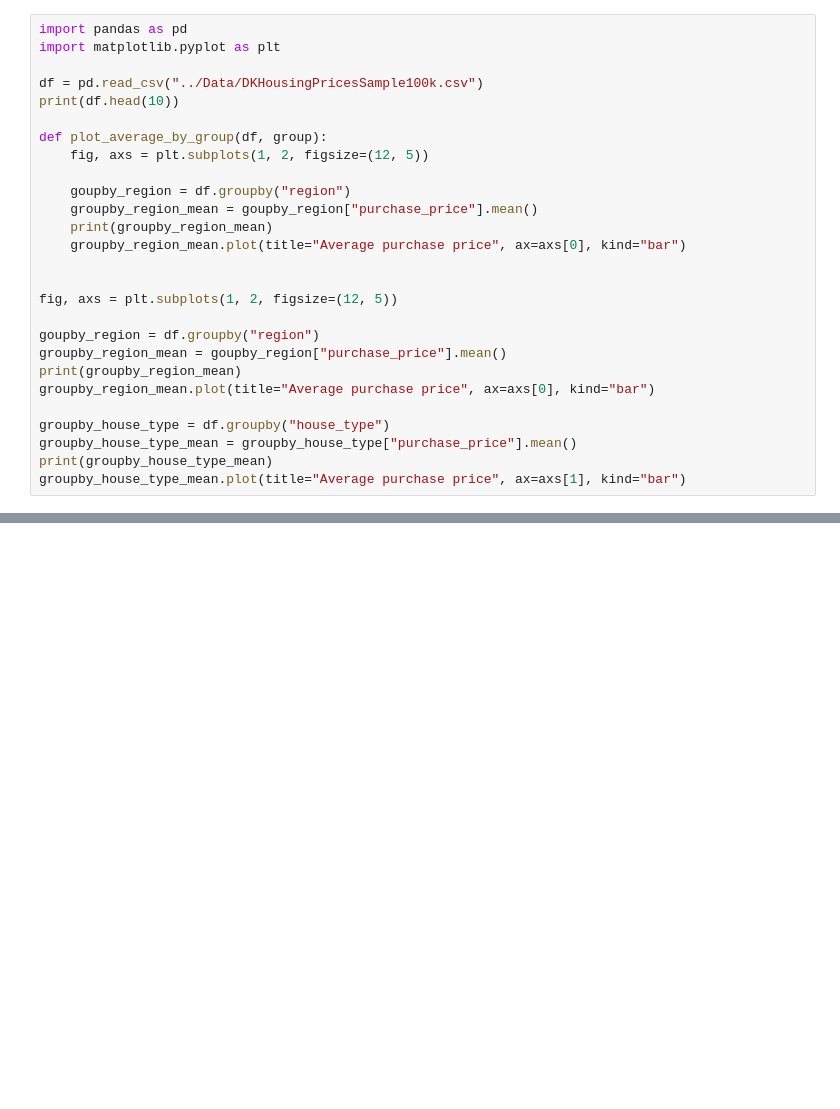
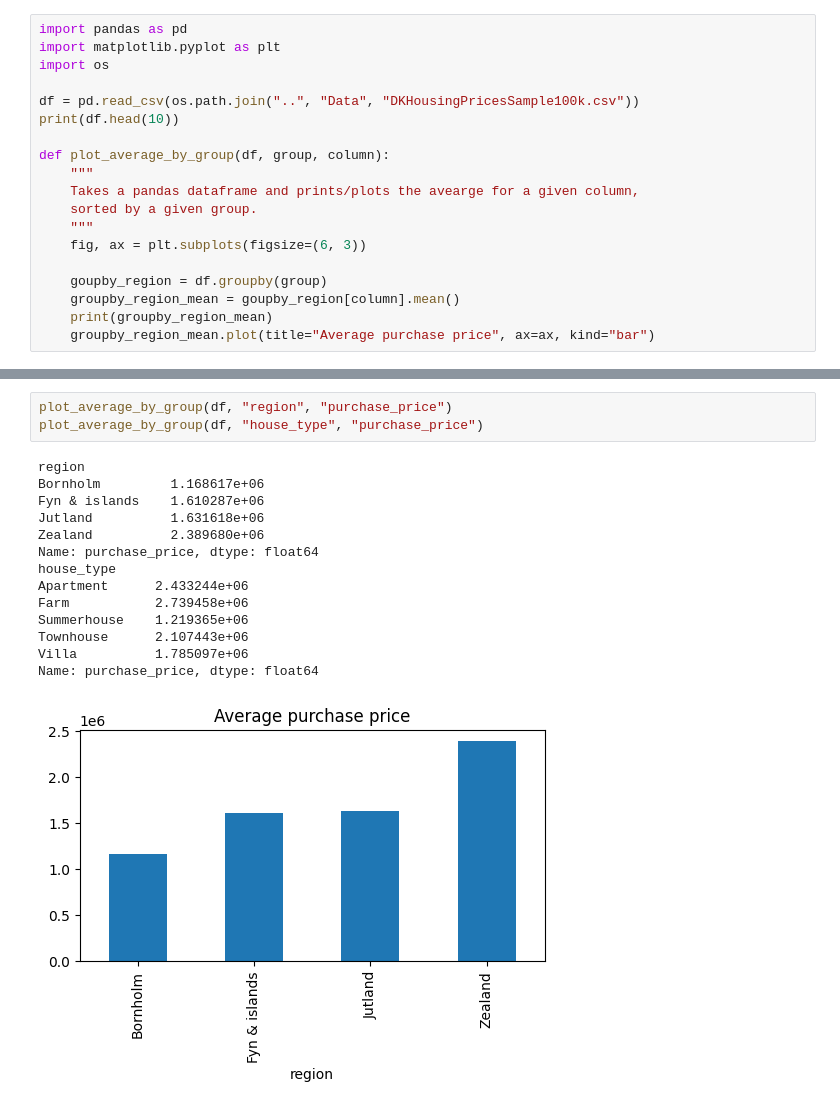
Before and after one commit to VLaugesen/Week-2, a Jupyter notebook: Delopgave-4/pandas.ipynb, the cells around one changed output, grey strips where cells are left out. Saved outputs shown, nothing was run; the diff lists cells and outputs as text; blank space fills up the shorter version.

```diff
--- a/Delopgave-4/pandas.ipynb
+++ b/Delopgave-4/pandas.ipynb
@@ -1,30 +1,22 @@
 # %%
 import pandas as pd
 import matplotlib.pyplot as plt
+import os
 
-df = pd.read_csv("../Data/DKHousingPricesSample100k.csv")
+df = pd.read_csv(os.path.join("..", "Data", "DKHousingPricesSample100k.csv"))
 print(df.head(10))
 
-def plot_average_by_group(df, group):
-    fig, axs = plt.subplots(1, 2, figsize=(12, 5))
+def plot_average_by_group(df, group, column):
+    """
+    Takes a pandas dataframe and prints/plots the avearge for a given column,
+    sorted by a given group.
+    """
+    fig, ax = plt.subplots(figsize=(6, 3))
 
-    goupby_region = df.groupby("region")
-    groupby_region_mean = goupby_region["purchase_price"].mean()
+    goupby_region = df.groupby(group)
+    groupby_region_mean = goupby_region[column].mean()
     print(groupby_region_mean)
-    groupby_region_mean.plot(title="Average purchase price", ax=axs[0], kind="bar")
-
-
-fig, axs = plt.subplots(1, 2, figsize=(12, 5))
-
-goupby_region = df.groupby("region")
-groupby_region_mean = goupby_region["purchase_price"].mean()
-print(groupby_region_mean)
-groupby_region_mean.plot(title="Average purchase price", ax=axs[0], kind="bar")
-
-groupby_house_type = df.groupby("house_type")
-groupby_house_type_mean = groupby_house_type["purchase_price"].mean()
-print(groupby_house_type_mean)
-groupby_house_type_mean.plot(title="Average purchase price", ax=axs[1], kind="bar")
+    groupby_region_mean.plot(title="Average purchase price", ax=ax, kind="bar")
 # %% [output]
          date quarter  house_id   house_type    sales_type  year_build  \
 0  2024-10-24  2024Q4        16        Villa  regular_sale        1997
@@ -47,0 +38,18 @@ Name: purchase_price, dtype: float64
+# %%
+plot_average_by_group(df, "region", "purchase_price")
+plot_average_by_group(df, "house_type", "purchase_price")
+# %% [output]
+region
+Bornholm         1.168617e+06
+Fyn & islands    1.610287e+06
+Jutland          1.631618e+06
+Zealand          2.389680e+06
+Name: purchase_price, dtype: float64
+house_type
+Apartment      2.433244e+06
+Farm           2.739458e+06
+Summerhouse    1.219365e+06
+Townhouse      2.107443e+06
+Villa          1.785097e+06
+Name: purchase_price, dtype: float64
+[figure, added]
```
Also changed, not shown: parts of 2 cells of this notebook, 9 other files.
